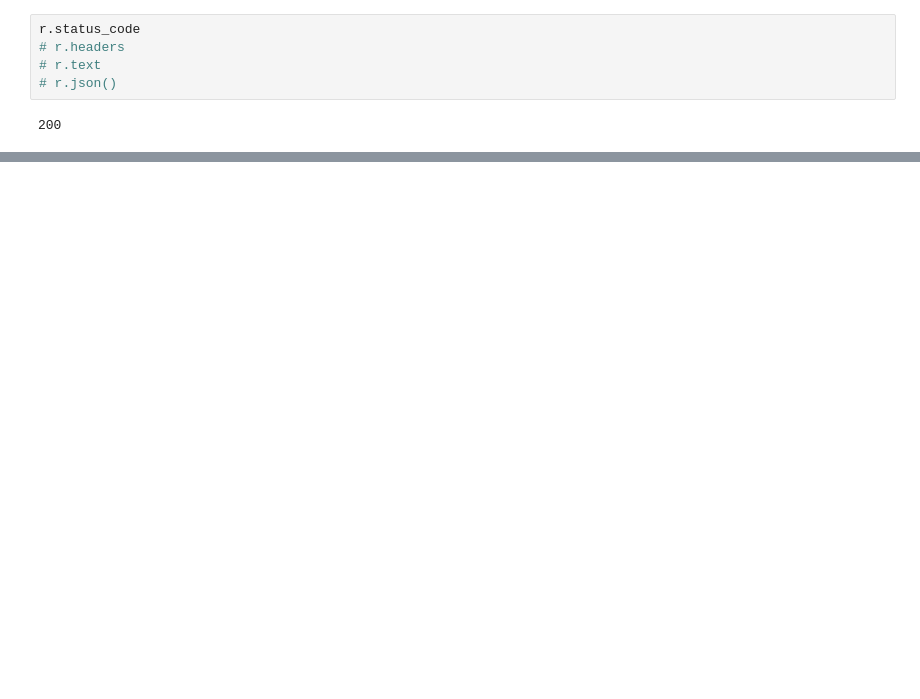
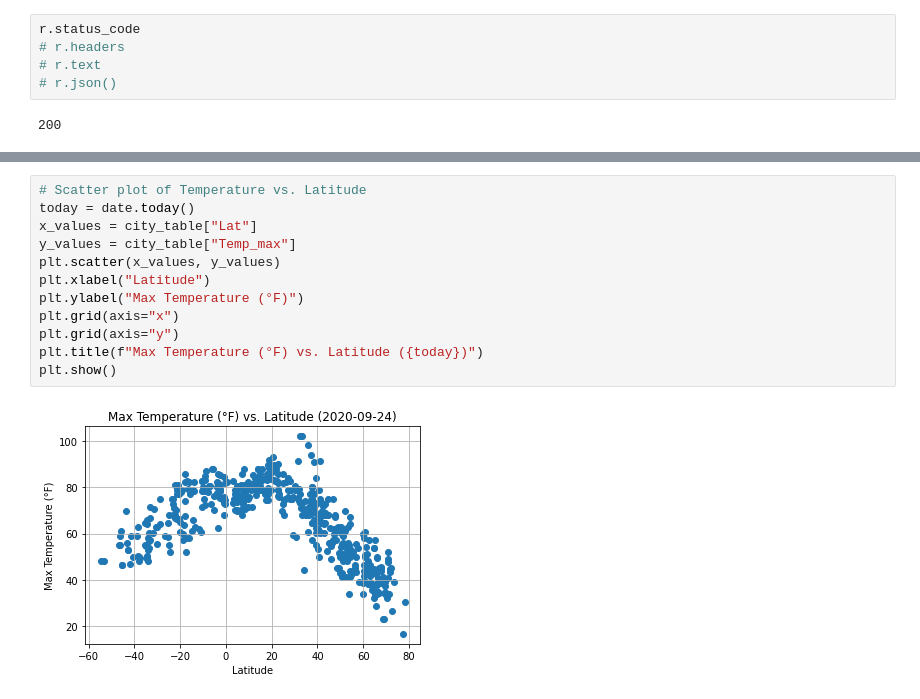
Before and after one commit to DMVance/python-api-challenge, a Jupyter notebook: WeatherPy/WeatherPy.ipynb, the cells around one changed output, grey strips where cells are left out. Saved outputs shown, nothing was run; the diff lists cells and outputs as text; blank space fills up the shorter version.

```diff
--- a/WeatherPy/WeatherPy.ipynb
+++ b/WeatherPy/WeatherPy.ipynb
@@ -147,0 +152,14 @@ city_table
+# %%
+# Scatter plot of Temperature vs. Latitude
+today = date.today()
+x_values = city_table["Lat"]
+y_values = city_table["Temp_max"]
+plt.scatter(x_values, y_values)
+plt.xlabel("Latitude")
+plt.ylabel("Max Temperature (°F)")
+plt.grid(axis="x")
+plt.grid(axis="y")
+plt.title(f"Max Temperature (°F) vs. Latitude ({today})")
+plt.show()
+# %% [output]
+[figure, added]
```
Also changed, not shown: parts of 13 cells of this notebook.
